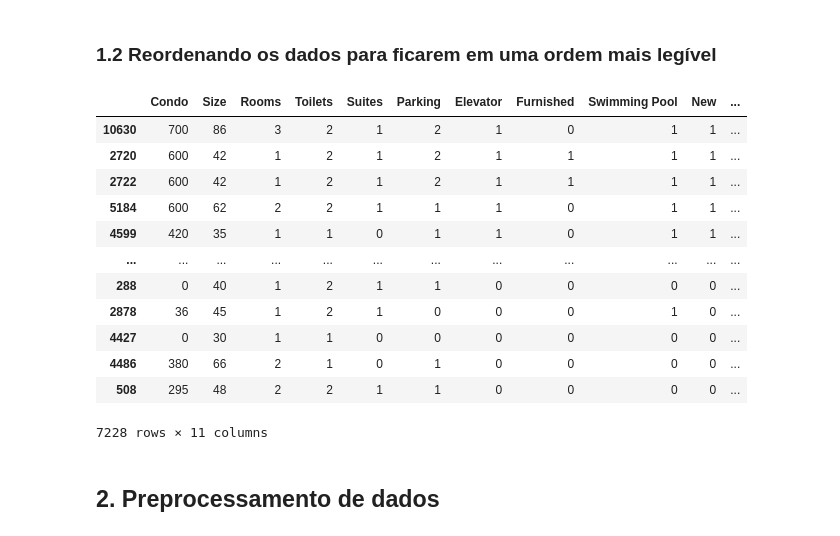
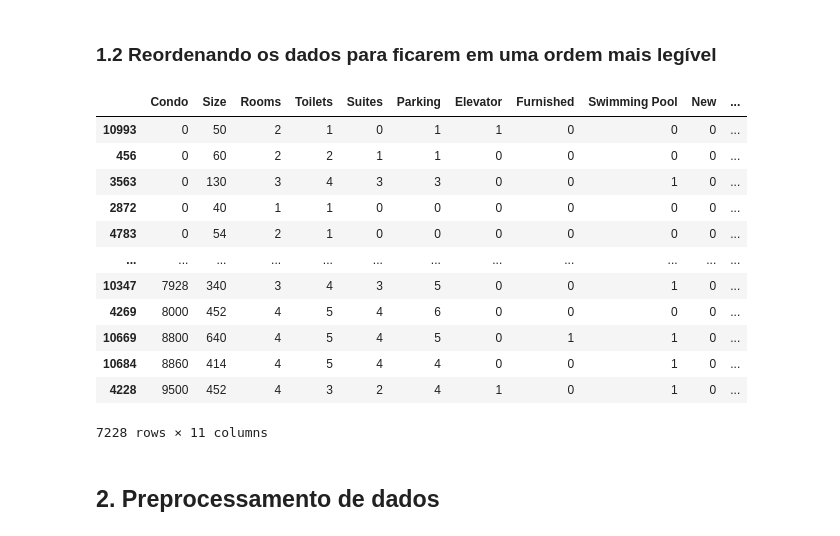
Before and after one commit to viniciusmm7/Rental-Forecast, a Jupyter notebook: Projeto 2 CDados.ipynb, the cells around one changed output. Drawn from its saved outputs; the diff is of its cells as text; code cells hidden in the pictures.

```diff
--- a/Projeto 2 CDados.ipynb
+++ b/Projeto 2 CDados.ipynb
@@ -162,21 +172,21 @@ plt.hist(new_filter1, density=False)
 # %%
 # DataFrame com os dados relevantes
 relevant_data = rent_data.iloc[:, :-5]
 relevant_data = relevant_data.loc[:, ['Condo', 'Size', 'Rooms', 'Toilets', 'Suites', 'Parking', 'Elevator', 'Furnished', 'Swimming Pool', 'New', 'Price']]
-relevant_data.sort_values(['New', 'Price'], ascending=False)
+relevant_data.sort_values(['Condo'], ascending=True)
 # %% [output]
 |  | Condo | Size | Rooms | Toilets | Suites | Parking | Elevator | Furnished | Swimming Pool | New | ... |
-| 10630 | 700 | 86 | 3 | 2 | 1 | 2 | 1 | 0 | 1 | 1 | ... |
-| 2720 | 600 | 42 | 1 | 2 | 1 | 2 | 1 | 1 | 1 | 1 | ... |
-| 2722 | 600 | 42 | 1 | 2 | 1 | 2 | 1 | 1 | 1 | 1 | ... |
-| 5184 | 600 | 62 | 2 | 2 | 1 | 1 | 1 | 0 | 1 | 1 | ... |
-| 4599 | 420 | 35 | 1 | 1 | 0 | 1 | 1 | 0 | 1 | 1 | ... |
+| 10993 | 0 | 50 | 2 | 1 | 0 | 1 | 1 | 0 | 0 | 0 | ... |
+| 456 | 0 | 60 | 2 | 2 | 1 | 1 | 0 | 0 | 0 | 0 | ... |
+| 3563 | 0 | 130 | 3 | 4 | 3 | 3 | 0 | 0 | 1 | 0 | ... |
+| 2872 | 0 | 40 | 1 | 1 | 0 | 0 | 0 | 0 | 0 | 0 | ... |
+| 4783 | 0 | 54 | 2 | 1 | 0 | 0 | 0 | 0 | 0 | 0 | ... |
 | ... | ... | ... | ... | ... | ... | ... | ... | ... | ... | ... | ... |
-| 288 | 0 | 40 | 1 | 2 | 1 | 1 | 0 | 0 | 0 | 0 | ... |
-| 2878 | 36 | 45 | 1 | 2 | 1 | 0 | 0 | 0 | 1 | 0 | ... |
-| 4427 | 0 | 30 | 1 | 1 | 0 | 0 | 0 | 0 | 0 | 0 | ... |
-| 4486 | 380 | 66 | 2 | 1 | 0 | 1 | 0 | 0 | 0 | 0 | ... |
-| 508 | 295 | 48 | 2 | 2 | 1 | 1 | 0 | 0 | 0 | 0 | ... |
+| 10347 | 7928 | 340 | 3 | 4 | 3 | 5 | 0 | 0 | 1 | 0 | ... |
+| 4269 | 8000 | 452 | 4 | 5 | 4 | 6 | 0 | 0 | 0 | 0 | ... |
+| 10669 | 8800 | 640 | 4 | 5 | 4 | 5 | 0 | 1 | 1 | 0 | ... |
+| 10684 | 8860 | 414 | 4 | 5 | 4 | 4 | 0 | 0 | 1 | 0 | ... |
+| 4228 | 9500 | 452 | 4 | 3 | 2 | 4 | 1 | 0 | 1 | 0 | ... |
 7228 rows × 11 columns
 # %% [markdown]
 ## 2. Preprocessamento de dados
```
Also changed, not shown: parts of 3 cells of this notebook.
